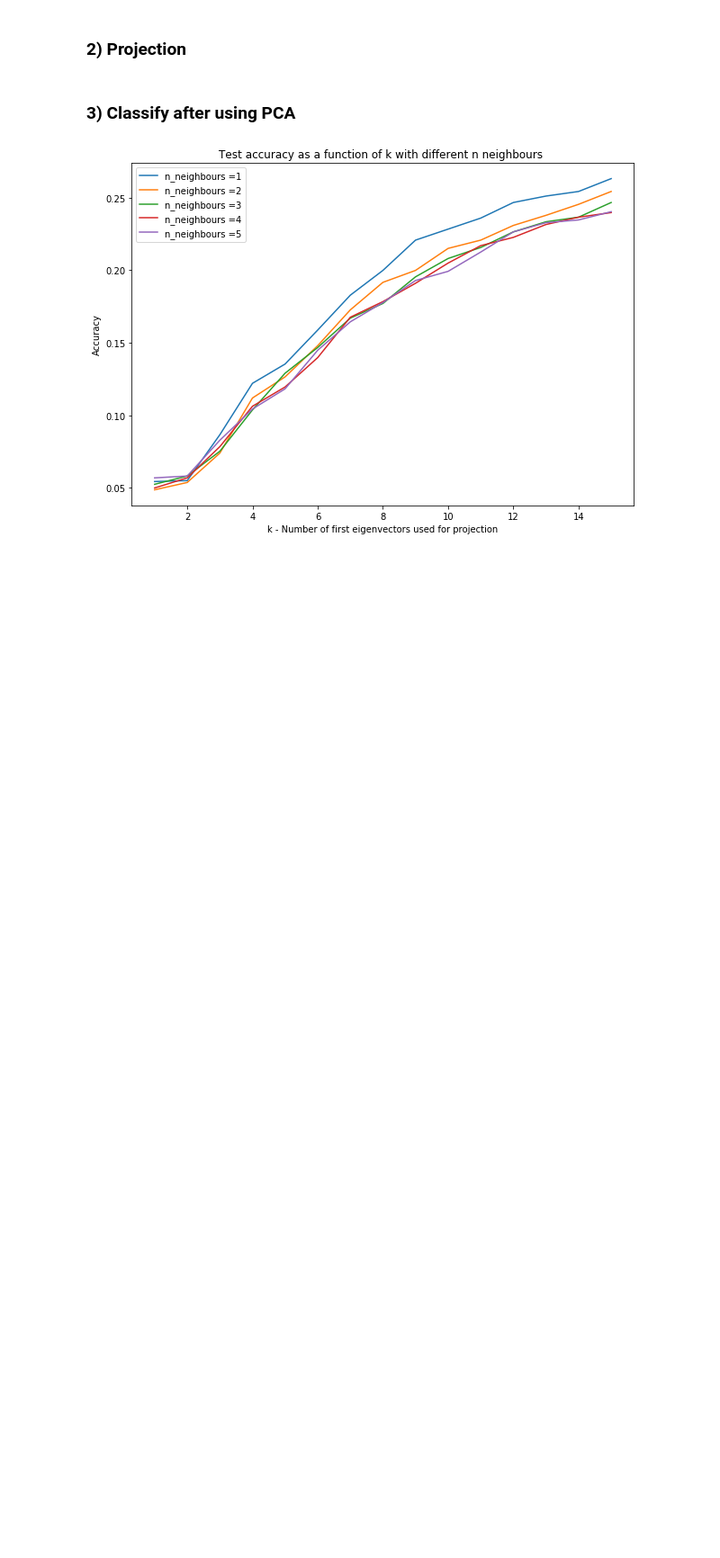
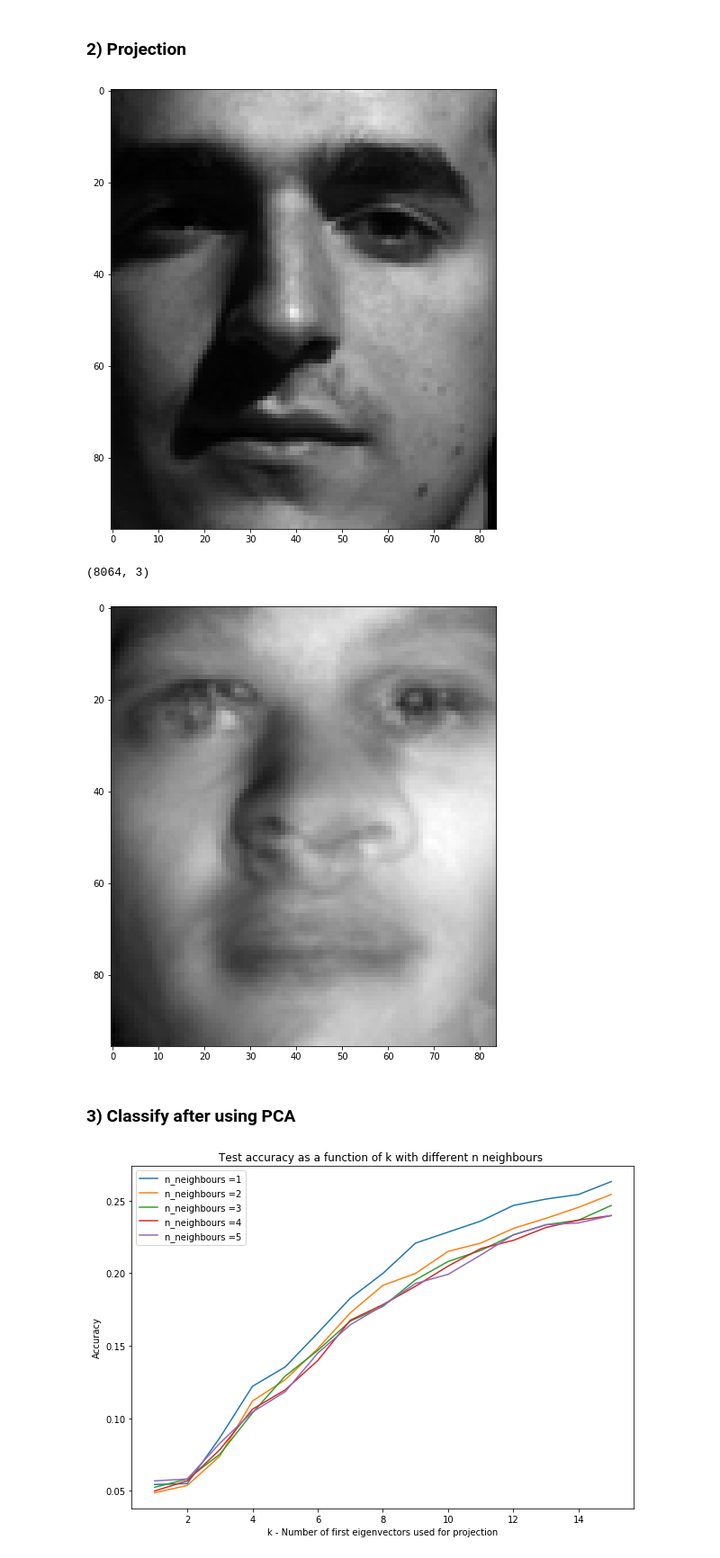
Before and after one commit to poupeaua/face-recognition, a Jupyter notebook: faceRec.ipynb, the cells around one changed output. Shown at 90% size. Drawn from its saved outputs; the diff is of its cells as text; code cells hidden in the pictures; blank space fills up the shorter version.

```diff
--- a/faceRec.ipynb
+++ b/faceRec.ipynb
@@ -319,9 +376,22 @@ plt.show()
 # %% [markdown]
 ### 2) Projection
-# %%
-def getProjection():
-    """
-    """
+# %%
+def getProjection(I, k):
+    """
+        Compute projection of the image on k first components
+    """
+    k_eigenvectors, mean_img = myPCA(train_data2, n_components=k)
+    print(k_eigenvectors.shape)
+    return np.matmul(np.matmul(I, k_eigenvectors), k_eigenvectors.T)
+# %%
+for _ in range(0, 1):
+    idx = np.random.randint(0, 1500)
+    displayFace(test_data2[idx, :], shape=(96,84))
+    displayFace(reorderImg(getProjection(test_data2[idx, :], k=3)), shape=(96,84))
+# %% [output]
+[figure, added]
+(8064, 3)
+[figure, added]
 # %% [markdown]
 ### 3) Classify after using PCA
 # %%
```
Also changed, not shown: parts of 26 cells of this notebook, 22 other files.
